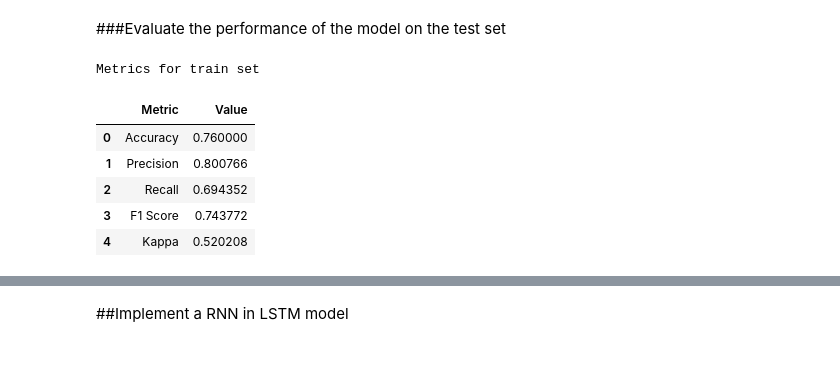
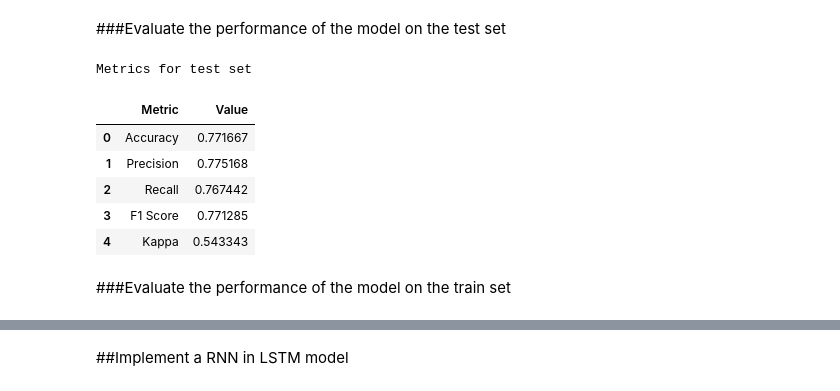
Before and after one commit to DannaAEspinosa/sentiment_analysis_model, a Jupyter notebook: AnalyzeSentimentV1.ipynb, the cells around one changed output, grey strips where cells are left out. Cells and saved outputs as stored; diff of their text form; code cells hidden in the pictures; blank space fills up the shorter version.

Commit message:
feat_new_model_version_has_been_added

```diff
--- a/AnalyzeSentimentV1.ipynb
+++ b/AnalyzeSentimentV1.ipynb
@@ -314,33 +315,35 @@ Epoch 5/5
 # %% [markdown]
 ###Evaluate the performance of the model on the test set
 # %%
-y_pred_rnn = (best_rnn_model.predict(X_test_pad) > 0.5).astype("int32")
+y_pred_rnn_test = (best_rnn_model.predict(X_test_pad) > 0.5).astype("int32")
 
 # Calcular métricas de evaluación
-accuracy_rnn = accuracy_score(y_test, y_pred_rnn)
-precision_rnn = precision_score(y_test, y_pred_rnn)
-recall_rnn = recall_score(y_test, y_pred_rnn)
-f1_rnn = f1_score(y_test, y_pred_rnn)
-kappa_rnn = cohen_kappa_score(y_test, y_pred_rnn)
+accuracy_test_rnn = accuracy_score(y_test, y_pred_rnn_test)
+precision_test_rnn = precision_score(y_test, y_pred_rnn_test)
+recall_test_rnn = recall_score(y_test, y_pred_rnn_test)
+f1_test_rnn = f1_score(y_test, y_pred_rnn_test)
+kappa_test_rnn = cohen_kappa_score(y_test, y_pred_rnn_test)
 
 metrics_rnn_test = {
-    'Accuracy': accuracy_rnn,
-    'Precision': precision_rnn,
-    'Recall': recall_rnn,
-    'F1 Score': f1_rnn,
-    'Kappa': kappa_rnn
+    'Accuracy': accuracy_test_rnn,
+    'Precision': precision_test_rnn,
+    'Recall': recall_test_rnn,
+    'F1 Score': f1_test_rnn,
+    'Kappa': kappa_test_rnn
 }
 
 metrics_rnn = pd.DataFrame(list(metrics_rnn_test.items()), columns=['Metric', 'Value'])
 
 # Show DataFrame
-print('\n' + 'Metrics for train set' + '\n')
+print('\n' + 'Metrics for test set' + '\n')
 display(metrics_rnn)
 # %% [output]
-Metrics for train set
+Metrics for test set
 |  | Metric | Value |
-| 0 | Accuracy | 0.760000 |
-| 1 | Precision | 0.800766 |
-| 2 | Recall | 0.694352 |
-| 3 | F1 Score | 0.743772 |
-| 4 | Kappa | 0.520208 |
+| 0 | Accuracy | 0.771667 |
+| 1 | Precision | 0.775168 |
+| 2 | Recall | 0.767442 |
+| 3 | F1 Score | 0.771285 |
+| 4 | Kappa | 0.543343 |
+# %% [markdown]
+###Evaluate the performance of the model on the train set
```
Also changed, not shown: parts of 26 cells of this notebook.
